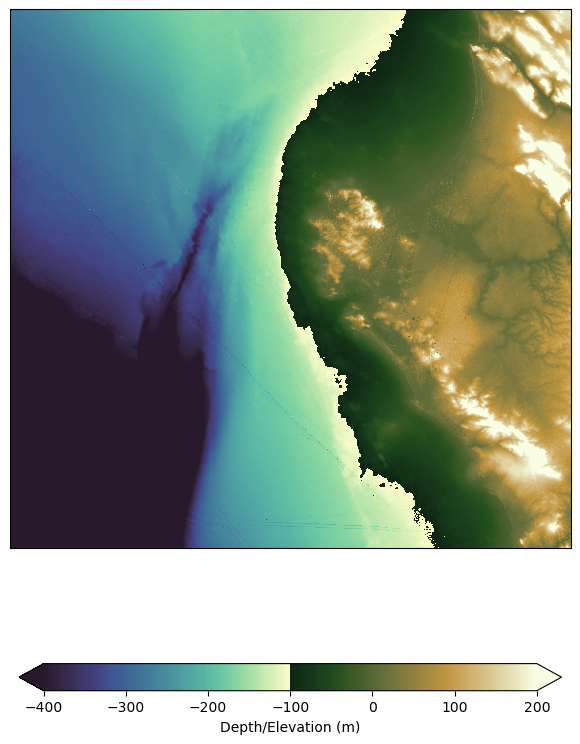
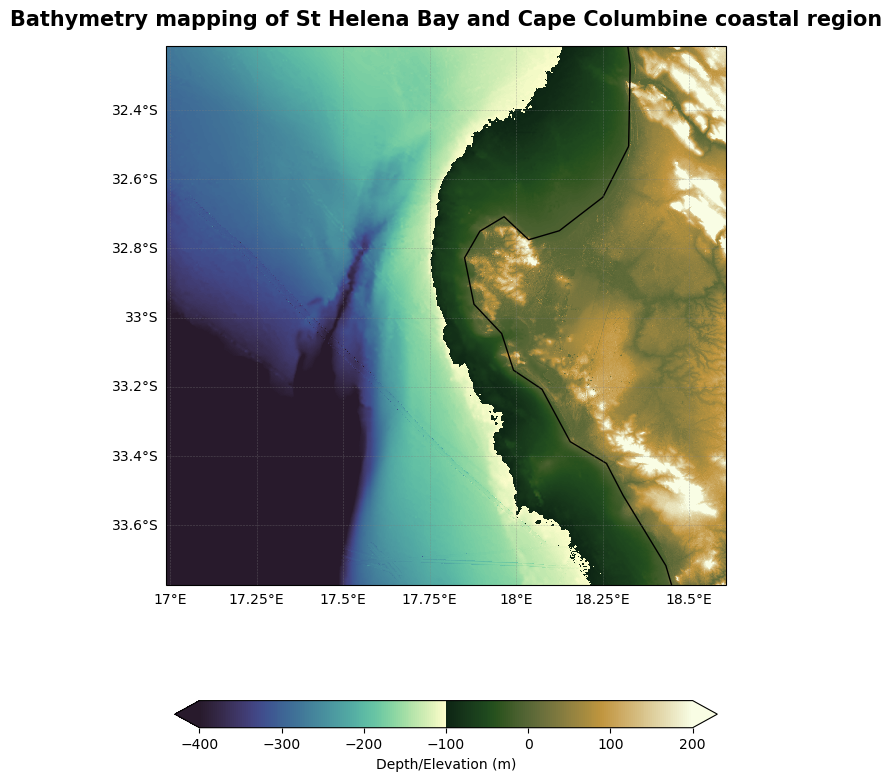
The change to this notebook cell's code, shown as a diff; its figure went from the first image to the second:
--- before
+++ after
@@ -15,10 +15,5 @@
     transform=ccrs.PlateCarree()
 )      
-# Add major bathymetry contours (must be increasing!)
-contours = axis.contour(
-    bathy['lon'], bathy['lat'], bathy['altitude'],
-    levels=[-400, -300, -200, -100, -50],  # increasing order
-    colors='black', linewidths=0.8, transform=ccrs.PlateCarree()
-)
+
 axis.clabel(contours, inline=True, fontsize=8, fmt='%d m')
 

Commit: e5